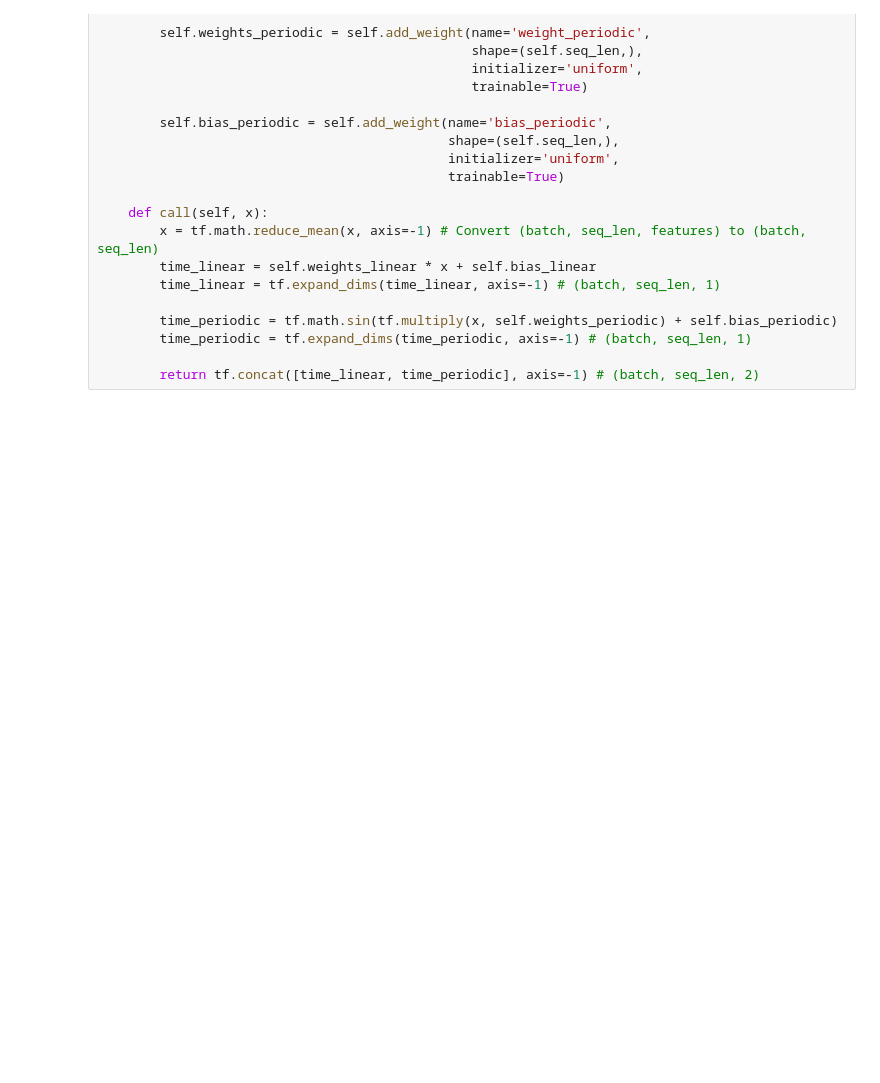
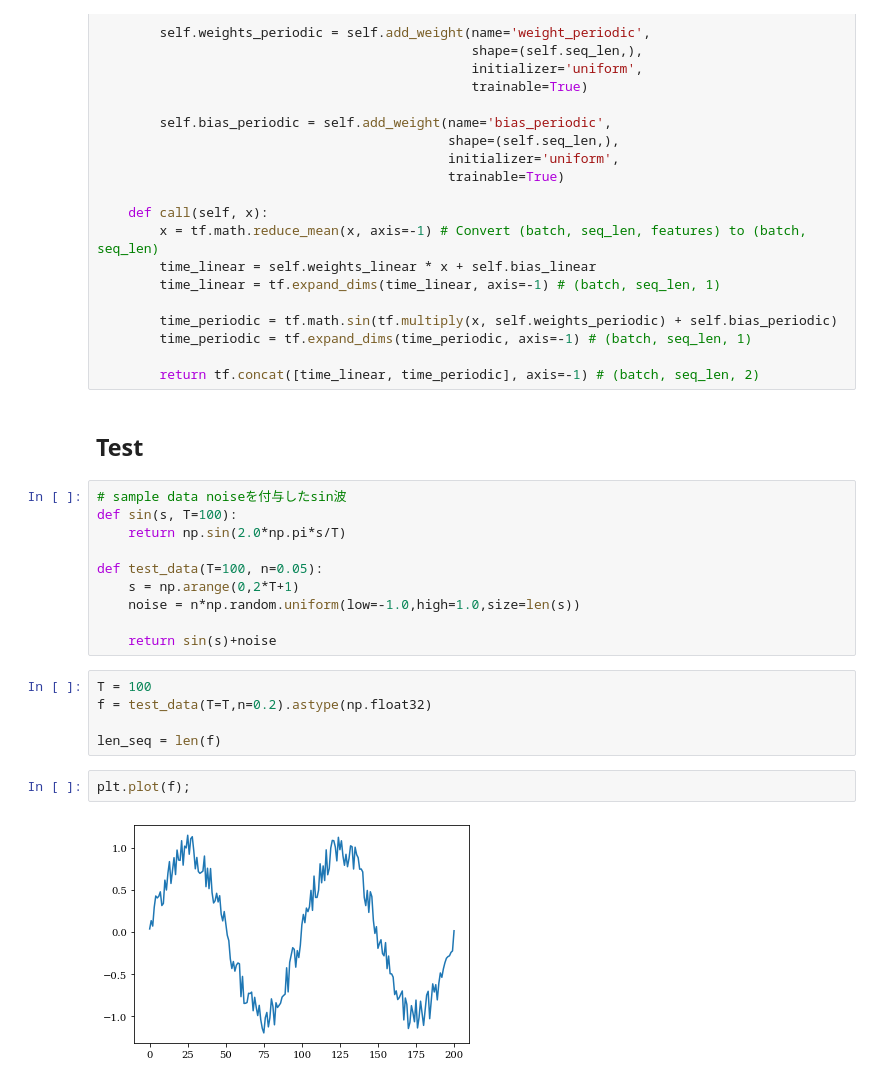
Before and after one commit to kazukim10/Code_Scrach, a Jupyter notebook: Time_Embeddings.ipynb, the cells around one changed output. Cells and saved outputs as stored; diff of their text form; blank space fills up the shorter version.

```diff
--- a/Time_Embeddings.ipynb
+++ b/Time_Embeddings.ipynb
@@ -55,3 +58,24 @@ class Time2Vector(Layer):
         time_periodic = tf.expand_dims(time_periodic, axis=-1) # (batch, seq_len, 1)
 
         return tf.concat([time_linear, time_periodic], axis=-1) # (batch, seq_len, 2)
+# %% [markdown]
+## Test
+# %%
+# sample data noiseを付与したsin波
+def sin(s, T=100):
+    return np.sin(2.0*np.pi*s/T)
+
+def test_data(T=100, n=0.05):
+    s = np.arange(0,2*T+1)
+    noise = n*np.random.uniform(low=-1.0,high=1.0,size=len(s))
+
+    return sin(s)+noise
+# %%
+T = 100
+f = test_data(T=T,n=0.2).astype(np.float32)
+
+len_seq = len(f)
+# %%
+plt.plot(f);
+# %% [output]
+[figure, added]
```
Also changed, not shown: parts of 7 cells of this notebook.
